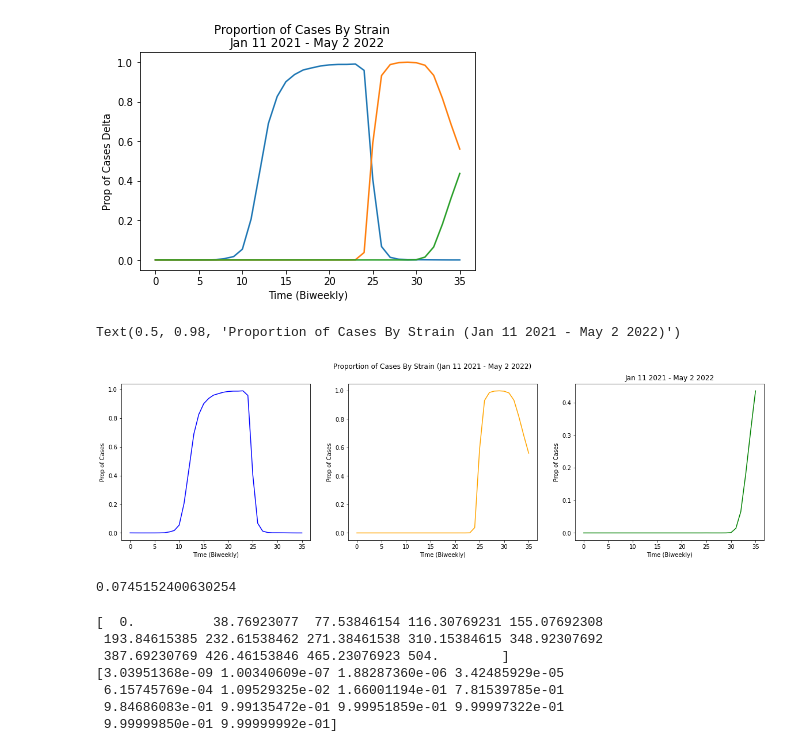
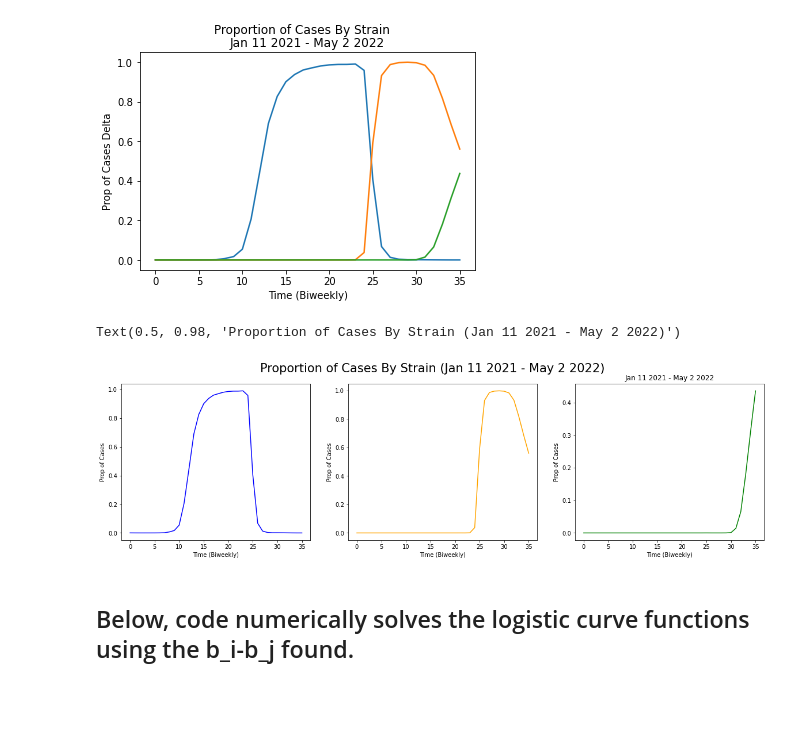
Before and after one commit to JennyHuang19/DOMATH_2022_COVID_MODELING, a Jupyter notebook: is_beta_wave_consistent.ipynb, the cells around one changed output. Drawn from its saved outputs; the diff is of its cells as text; code cells hidden in the pictures; blank space fills up the shorter version.

```diff
--- a/is_beta_wave_consistent.ipynb
+++ b/is_beta_wave_consistent.ipynb
@@ -512,29 +484,27 @@ Text(0, 0.5, 'Prop of Cases Delta')
 # %%
 # Data from the 3 waves.
 
 fig, (ax1, ax2, ax3) = plt.subplots(1, 3)
 fig.set_size_inches(20, 5)
 fig.suptitle('Variant Competition')
 plt.title('Jan 11 2021 - May 2 2022')
 
 ax1.plot(covid_vc["perc_deltas"], label='Prop of Cases Omicron', color = 'blue')
 ax1.set_xlabel('Time (Biweekly)')
 ax1.set_ylabel('Prop of Cases')
 
 ax2.plot(covid_vc["perc_omicrons"], label='Prop of Cases Omicron', color = 'orange')
 ax2.set_xlabel('Time (Biweekly)')
 ax2.set_ylabel('Prop of Cases')
 
 ax3.plot(covid_vc["perc_ba45"], label='Prop of Cases Omicron', color = 'green')
 ax3.set_xlabel('Time (Biweekly)')
 ax3.set_ylabel('Prop of Cases')
 
-fig.suptitle("Proportion of Cases By Strain (Jan 11 2021 - May 2 2022)")
+fig.suptitle("Proportion of Cases By Strain (Jan 11 2021 - May 2 2022)", size=21)
 # fig.subtitle('Jan 11 2021 - May 2 2022')
 # %% [output]
 Text(0.5, 0.98, 'Proportion of Cases By Strain (Jan 11 2021 - May 2 2022)')
-[figure, old version]
+[figure, new version]
-# %%
-diff_betadelta
-# %% [output]
-0.0745152400630254
+# %% [markdown]
+## Below, code numerically solves the logistic curve functions using the b_i-b_j found.
@@ -558,13 +555,2 @@ delta_omicron12 = logistic_vector2[:,1]
 ba123_ba45 = logistic_vector3[:,1]
-# %%
-print(T)
-print(betadelta)
-# %% [output]
-[  0.          38.76923077  77.53846154 116.30769231 155.07692308
- 193.84615385 232.61538462 271.38461538 310.15384615 348.92307692
- 387.69230769 426.46153846 465.23076923 504.        ]
-[3.03951368e-09 1.00340609e-07 1.88287360e-06 3.42485929e-05
- 6.15745769e-04 1.09529325e-02 1.66001194e-01 7.81539785e-01
- 9.84686083e-01 9.99135472e-01 9.99951859e-01 9.99997322e-01
- 9.99999850e-01 9.99999992e-01]
 # %%
```
Also changed, not shown: parts of 15 cells of this notebook.
